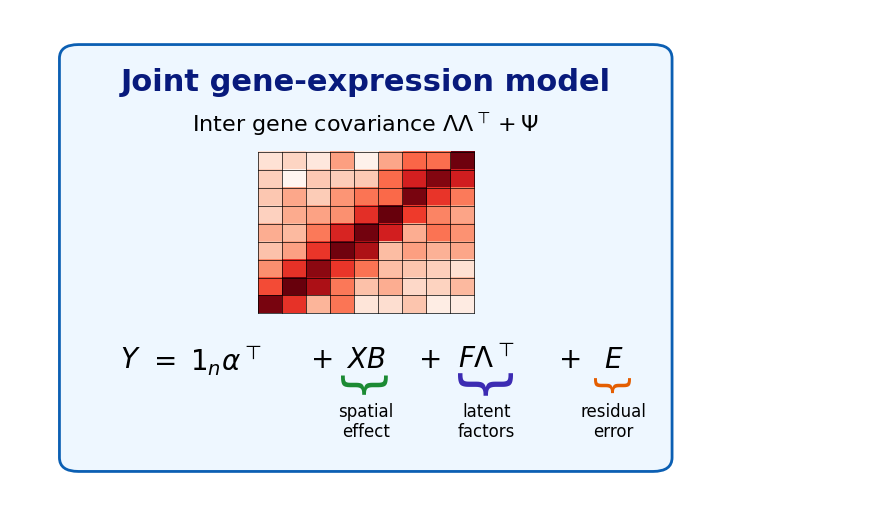
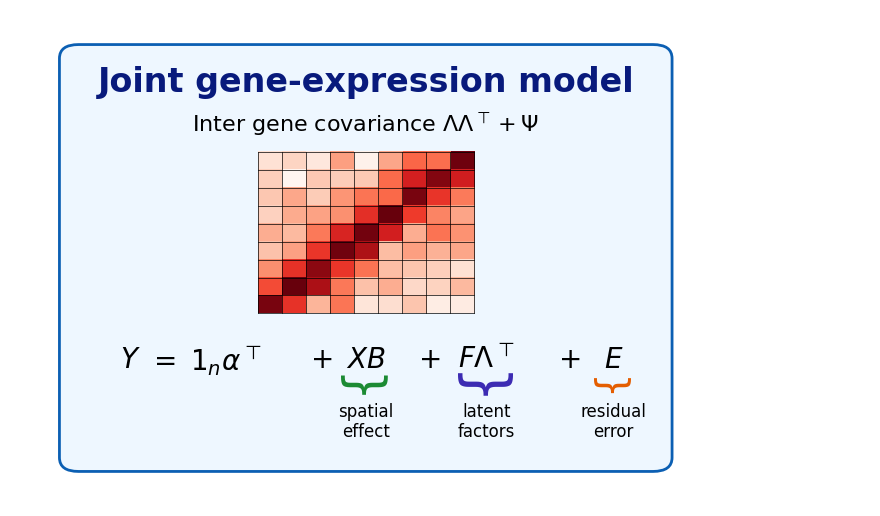
Before and after one commit to pritamdey/pyJASPER, a Jupyter notebook: assets/JASPERschematic.ipynb, the cells around one changed output. Saved outputs shown, nothing was run; the diff lists cells and outputs as text; code cells hidden in the pictures.

```diff
--- a/assets/JASPERschematic.ipynb
+++ b/assets/JASPERschematic.ipynb
@@ -392,7 +401,7 @@ card = FancyBboxPatch(
 ax.add_patch(card)
 
 ax.text(0.5, 0.88, "Joint gene-expression model",
-        ha="center", va="center", fontsize=22,
+        ha="center", va="center", fontsize=24,
         color="#081a7c", fontweight="bold")
 
 ax.text(0.5, 0.79, r"Inter gene covariance $\Lambda\Lambda^{\top}+\Psi$",
@@ -440,34 +449,34 @@ pieces = [
     (0.82, r"$+$", 20),
     (0.89, r"$E$", 20),
 ]
 for xx, txt, fs in pieces:
     ax.text(xx, eq_y, txt, ha="center", va="center",
             fontsize=fs, fontweight="bold")
 
 # manual underbraces
 brace_y = 0.22
 label_y = 0.145
 
 ax.text(0.50, brace_y, r"$\{$", fontsize=36, rotation=90,
         ha="center", va="center", color="#1a8a32")
 ax.text(0.50, label_y, "spatial\neffect",
         ha="center", va="center", fontsize=12)
 
 ax.text(0.69, brace_y, r"$\{$", fontsize=42, rotation=90,
         ha="center", va="center", color="#3b2ab3")
 ax.text(0.69, label_y, "latent\nfactors",
         ha="center", va="center", fontsize=12)
 
 ax.text(0.89, brace_y, r"$\{$", fontsize=28, rotation=90,
         ha="center", va="center", color="#e45d00")
 ax.text(0.89, label_y, "residual\nerror",
         ha="center", va="center", fontsize=12)
 
 plt.savefig("card_joint.png", dpi=400, bbox_inches="tight", pad_inches=0.03)
 
 plt.show()
 # %% [output]
-[figure, old version]
+[figure, new version]
 # %%
 # ============================================================
 # CARD 7: Bayesian SVG selection
```
Also changed, not shown: parts of 7 cells of this notebook, 8 other files.
